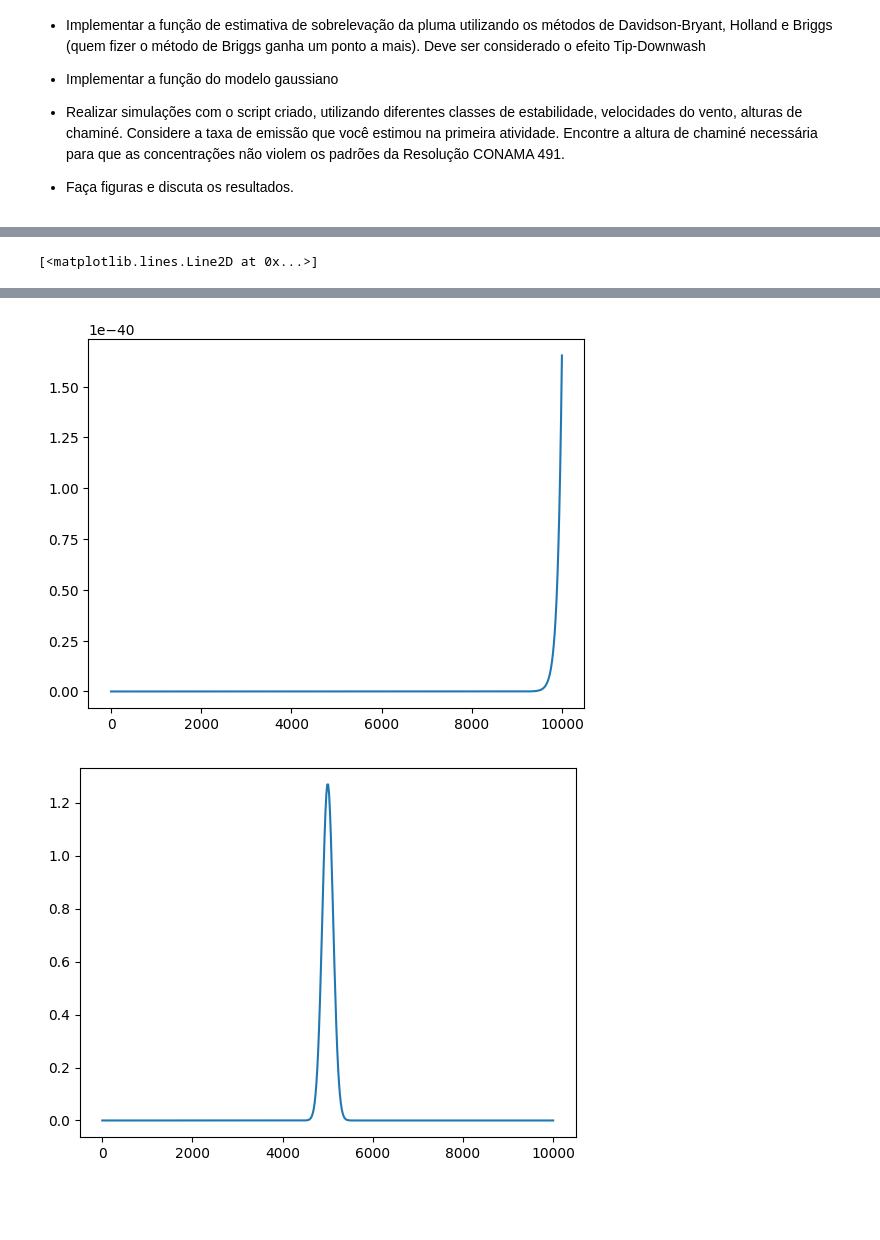
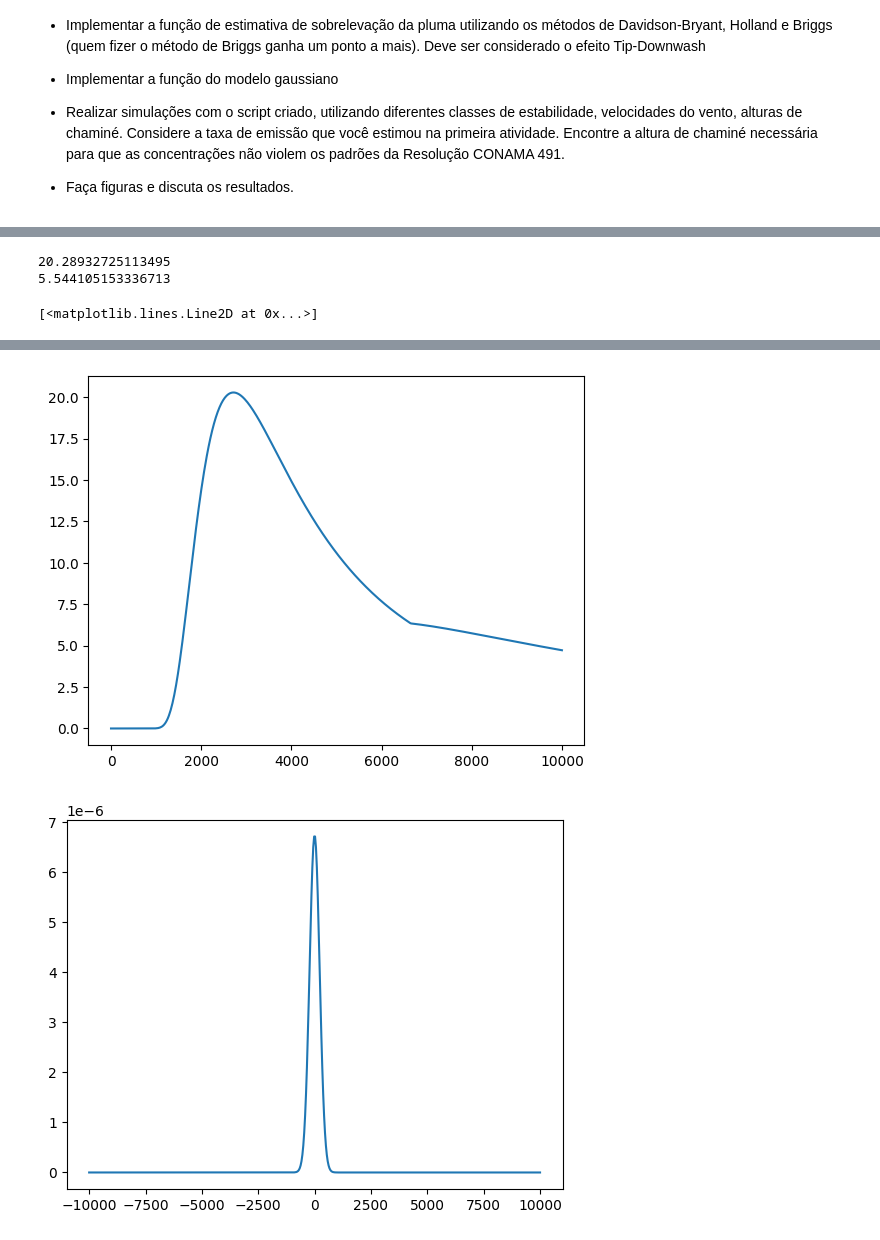
Before and after one commit to josehenriquehess/ENS5173_202401, a Jupyter notebook: Trabalho03_Parte1.ipynb, the cells around one changed output, grey strips where cells are left out. Cells and saved outputs as stored; diff of their text form; code cells hidden in the pictures; blank space fills up the shorter version.

```diff
--- a/Trabalho03_Parte1.ipynb
+++ b/Trabalho03_Parte1.ipynb
@@ -233,7 +236,7 @@ x = np.linspace(-1,10000,500)
 #print(x)
 y = np.linspace(-10000,10000,500)
 
-urbOrRural = 'urbano'
+urbOrRural = 'urbano' # Empreendimento se encontra no meio urbano
 
 # Criando matrizes de x e y
 xx,yy = np.meshgrid(x,y)
@@ -246,10 +249,13 @@ for i in range(len(cco)):
     sigmaY,sigmaZ = sigmaXY(xx,classe[i],urbOrRural)
     sigmaYlista.append(sigmaY)
     sigmaZlista.append(sigmaZ)
+
+df_dispersao['SigmaY (m)'] = sigmaYlista
+df_dispersao['sigmaZ (m)'] = sigmaZlista
 # %%
 #Calculando sobrelevação da pluma
 
-hg = [random.uniform(10, 200) for _ in range(50)]
+hg = 1500 # altura da chaminé
 z = 1.5 # altura do nariz
 d = 1 # em metros
 vs = 10 # em m/s
@@ -262,11 +268,8 @@ for i in range(len(cco)):
     if vs>1.5*v[i]:
         # Estimando a sobrelevação da pluma (deltaH)
         deltaH = deltaHbriggs(d,vs,Ts,Tamb,classe[i],v[i])
-        print('deltaH = '+str(deltaH))
-        hef.append(hg[i]+deltaH)
-        print('A pluma subiu')
+        hef.append(hg+deltaH)
     else:
-        hef.append(hg[i] +2*d*((vs/v[i])-1.5))
-        print('A pluma caiu')
+        hef.append(hg +2*d*((vs/v[i])-1.5))
 
-print(hef)
+df_dispersao['Altura da chaminé efetiva (m)'] = hef
@@ -300,21 +285,40 @@ qsPM10 = 156.09
 conc = []
 
 for i in range(len(cco)):
-    concentracao = modeloGaussiano(qsNOX,sigmaYlista[i],sigmaZlista[i],v[i],yy,z,hef[i])
+    concentracao = modeloGaussiano(qsPM10,sigmaYlista[i],sigmaZlista[i],v[i],yy,z,hef[i])
     conc.append(concentracao)
+
+df_dispersao['Concentração (ug/m³)'] = conc
+# %%
+# Criando dataframe pra dia e pra noite
+
+df_dia = df_dispersao[df_dispersao['Dia(0) ou noite(1)'] == 0]
+df_noite = df_dispersao[df_dispersao['Dia(0) ou noite(1)'] == 1]
+
+conc_max_dia = np.maximum.reduce(df_dia['Concentração (ug/m³)'].to_list())
+conc_max_noite = np.maximum.reduce(df_noite['Concentração (ug/m³)'].to_list())
+
+conc_lim_dia = np.max(conc_max_dia)
+conc_lim_noite = np.max(conc_max_noite)
+
+print(conc_lim_dia)
+print(conc_lim_noite)
+# %% [output]
+20.28932725113495
+5.544105153336713
 # %%
 # Visualização dos resultados no espaço
 import matplotlib.pyplot as plt
 from matplotlib.colors import LogNorm
 fig,ax = plt.subplots()
-ax.contourf(xx,yy,conc[2]+0.1,norm = LogNorm())
+ax.contourf(xx,yy,conc_max_dia+0.1,norm = LogNorm())
 
 # Corte em y - sobre o eixo x
 fig,ax = plt.subplots()
-ax.plot(x,conc[2][10,:])
+ax.plot(x,conc_max_dia[250,:])
 
 # Corte em x - sobre o eixo y
 fig,ax = plt.subplots()
-ax.plot(x,conc[2][:,100])
+ax.plot(y,conc_max_dia[:,40])
 # %% [output]
 [<matplotlib.lines.Line2D at 0x...>]
@@ -322,2 +326,2 @@ ax.plot(x,conc[2][:,100])
-[figure, old version]
+[figure, new version]
-[figure, old version]
+[figure, new version]
```
Also changed, not shown: parts of 3 cells of this notebook.
